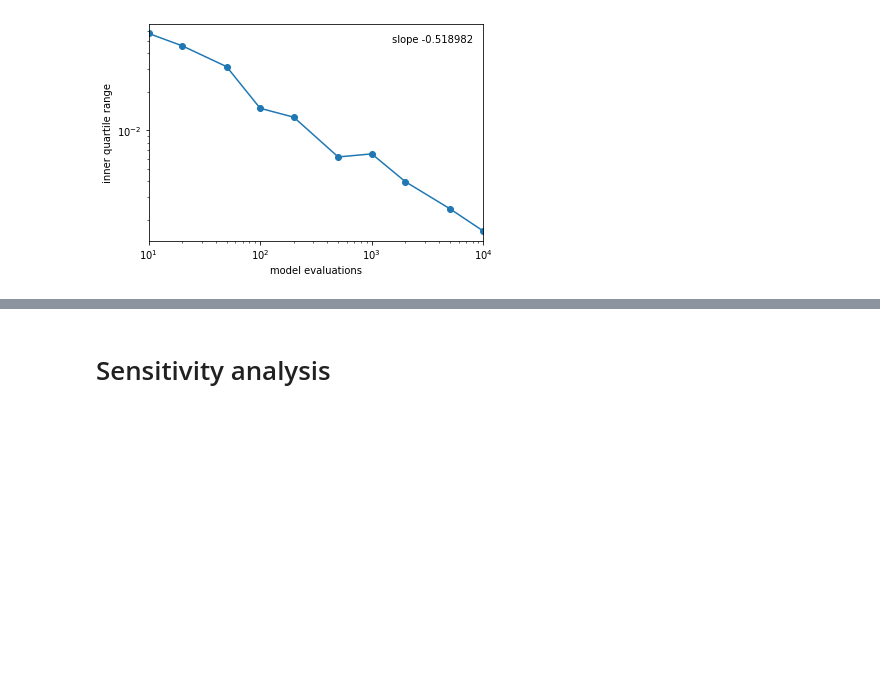
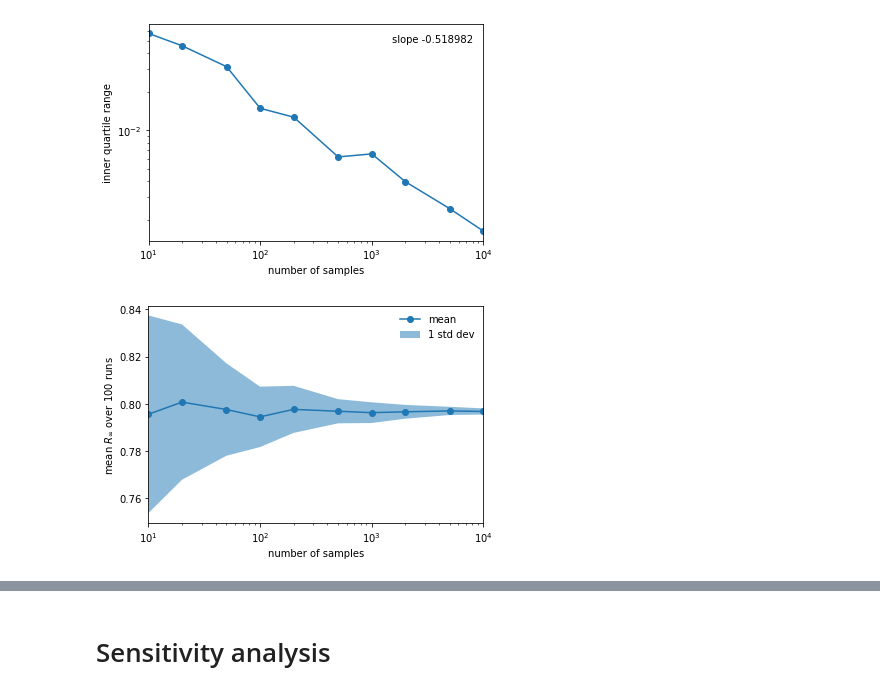
Before and after one commit to janmedlock/sensitivity_analysis, a Jupyter notebook: final_size.ipynb, the cells around one changed output, grey strips where cells are left out. Cells and saved outputs as stored; diff of their text form; code cells hidden in the pictures; blank space fills up the shorter version.

```diff
--- a/final_size.ipynb
+++ b/final_size.ipynb
@@ -133,10 +138,10 @@ _ = pyplot.legend()
 # %%
-n_samples = [10, 20, 50,
+n_samples = (10, 20, 50,
              100, 200, 500,
              1000, 2000, 5000,
-             10000]
+             10000)
 n_runs = 100
-means = pandas.DataFrame({n: [get_mean(model, parameters, n)
-                              for _ in range(n_runs)]
-                          for n in n_samples})
-means.rename_axis(columns='model evaluations', inplace=True)
+means = pandas.concat({n: pandas.Series([get_mean(model, parameters, n)
+                                         for _ in range(n_runs)])
+                       for n in n_samples},
+                      axis='index', names=['number of samples'])
@@ -143,7 +150,10 @@ means.rename_axis(columns='model evaluations', inplace=True)
 # %%
 def plot_median_and_quartiles(df):
-    ax = df.median().plot(label='median', marker='o', logx=True)
-    ax.fill_between(df.columns, df.quantile(0.25), df.quantile(0.75),
+    grouper = df.groupby('number of samples')
+    median = grouper.median()
+    ax = median.plot(label='median', marker='o', logx=True)
+    Q = grouper.quantile([0.25, 0.75]).unstack()
+    ax.fill_between(Q.index, Q[0.25], Q[0.75],
                     label='inner quartile', alpha=0.5)
     ax.legend()
     return ax
@@ -167,7 +177,8 @@ def estimate_slope_loglog(ser):
 
 
 def plot_IQR(df):
-    iqr = IQR(df)
+    grouper = df.groupby('number of samples')
+    iqr = grouper.apply(IQR)
     ax = iqr.plot(marker='o', logx=True, logy=True)
     ax.set_ylabel('inner quartile range')
     slope = estimate_slope_loglog(iqr)
@@ -181,3 +192,19 @@ def plot_IQR(df):
 ax = plot_IQR(means)
 # %% [output]
 [figure]
+# %%
+def plot_mean_and_std(df):
+    grouper = df.groupby('number of samples')
+    mean = grouper.mean()
+    ax = mean.plot(label='mean', marker='o', logx=True)
+    std = grouper.std()
+    ax.fill_between(mean.index, mean - std, mean + std,
+                    label='1 std dev', alpha=0.5)
+    ax.legend()
+    return ax
+
+
+ax = plot_mean_and_std(means)
+_ = ax.set_ylabel(f'mean $R_{{\infty}}$ over {n_runs} runs')
+# %% [output]
+[figure, added]
```
Also changed, not shown: parts of 22 cells of this notebook.
